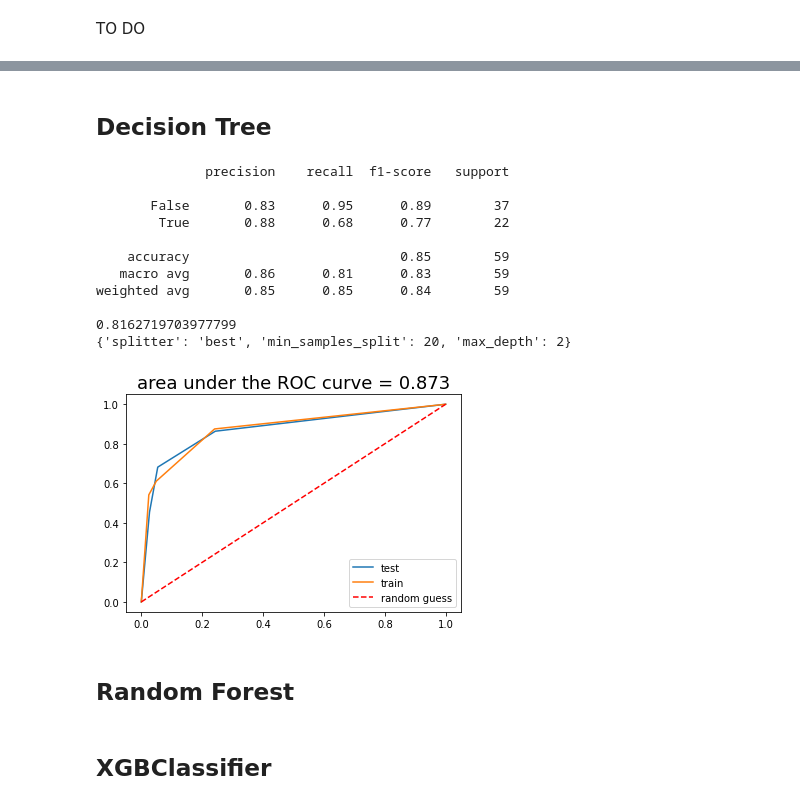
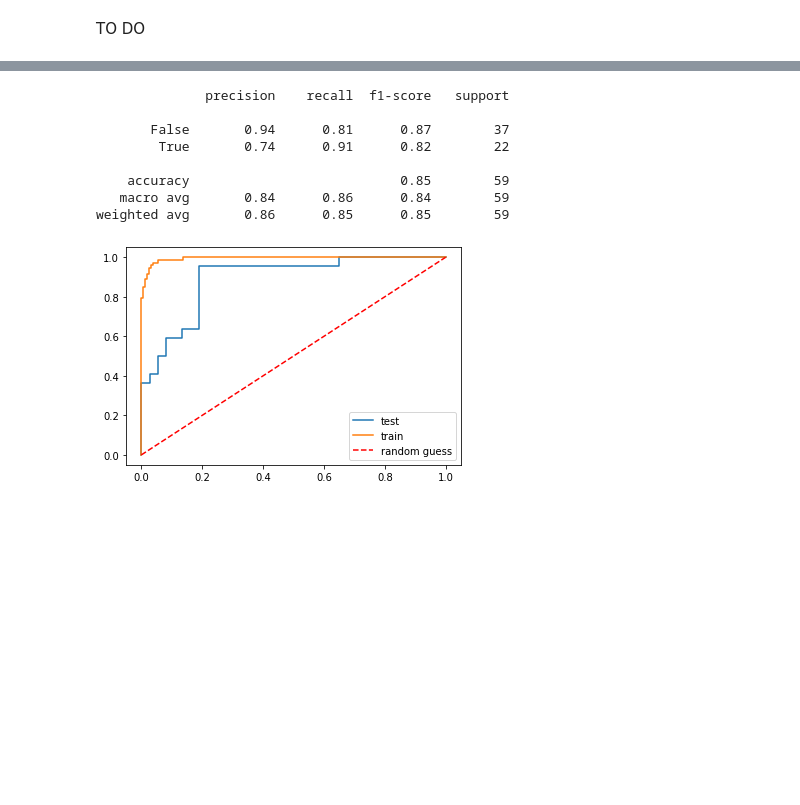
Before and after one commit to belea7/Heart_Failure_Survival_Prediction, a Jupyter notebook: Predict Heart Failure Survival.ipynb, the cells around one changed output, grey strips where cells are left out. Drawn from its saved outputs; the diff is of its cells as text; code cells hidden in the pictures; blank space fills up the shorter version.

```diff
--- a/Predict Heart Failure Survival.ipynb
+++ b/Predict Heart Failure Survival.ipynb
@@ -434,54 +404,16 @@ weighted avg       0.81      0.81      0.81        59
-# %% [markdown]
-## Decision Tree
-# %%
-from sklearn.tree import DecisionTreeClassifier
-
-space = {
-    'max_depth': [2, 3, 5],
-    'splitter': ['random', 'best'],
-    'min_samples_split': [10, 20, 30]
-}
-
-search = RandomizedSearchCV(DecisionTreeClassifier() , space, n_iter=500, scoring='accuracy', n_jobs=-1, cv=rkf, random_state=1)
-result = search.fit(train, y_train)
-get_model_results(search, train, test, y_train, y_test)
-print(result.best_score_)
-print(result.best_params_)
-# %% [output]
-              precision    recall  f1-score   support
-
-       False       0.83      0.95      0.89        37
-        True       0.88      0.68      0.77        22
-
-    accuracy                           0.85        59
-   macro avg       0.86      0.81      0.83        59
-weighted avg       0.85      0.85      0.84        59
-
-0.8162719703977799
-{'splitter': 'best', 'min_samples_split': 20, 'max_depth': 2}
-[figure, removed]
-# %% [markdown]
-## Random Forest
-# %%
-from sklearn.ensemble import RandomForestClassifier
-
-space = {
-    'bootstrap': [True, False],
-    'max_depth': [10, 20, None],
-    'min_samples_leaf': [5, 10, 20],
-    'min_samples_split': [5, 10, 20],
-    'n_estimators': [100, 150, 200]
-}
-
-search = RandomizedSearchCV(RandomForestClassifier(), space, n_iter=500, scoring='accuracy', n_jobs=-1, cv=rkf, random_state=1)
-search.fit(train, y_train)
-get_model_results(search, train, test, y_train, y_test)
-print(result.best_score_)
-print(result.best_params_)
-# %% [markdown]
-## XGBClassifier
 # %%
-from xgboost import XGBClassifier
-model = XGBClassifier(max_depth=3)
+from sklearn.ensemble import RandomForestClassifier
+
+model = RandomForestClassifier(n_estimators=150, min_samples_split=10, min_samples_leaf=5, max_depth=10, bootstrap=False)
 model.fit(train, y_train)
 get_model_results(model, train, test, y_train, y_test)
+# %% [output]
+              precision    recall  f1-score   support
+
+       False       0.94      0.81      0.87        37
+        True       0.74      0.91      0.82        22
+
+    accuracy                           0.85        59
+   macro avg       0.84      0.86      0.84        59
+weighted avg       0.86      0.85      0.85        59
+[figure, added]
```
Also changed, not shown: parts of 11 cells of this notebook.
